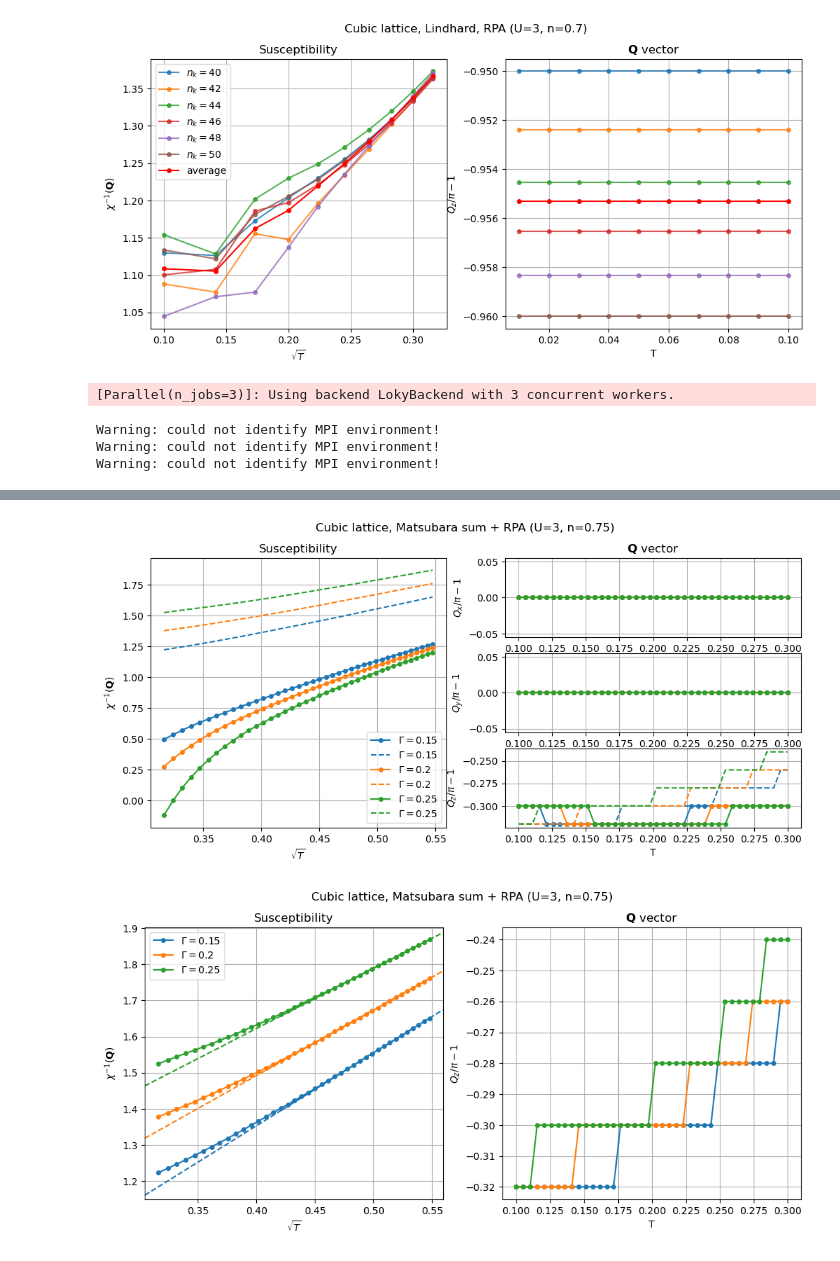
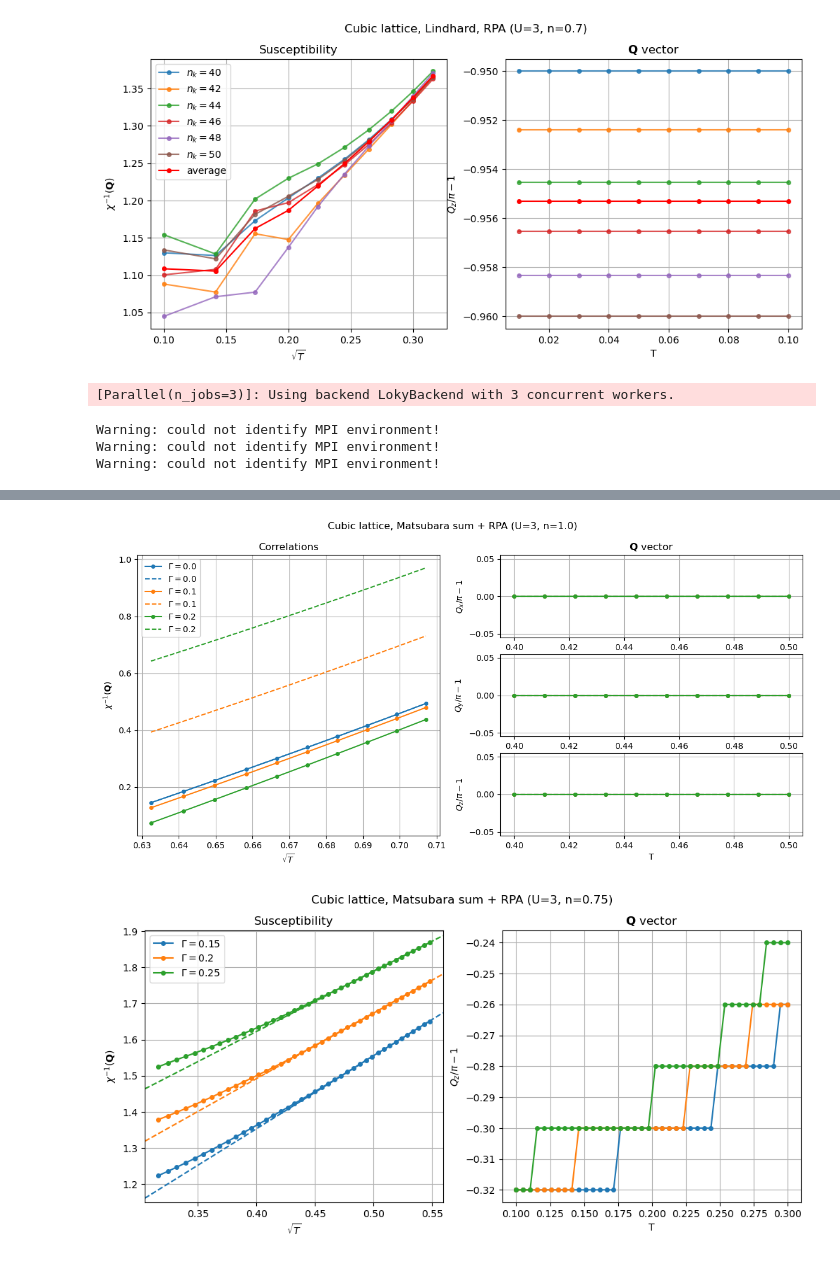
Before and after one commit to cctort/quantum_criticality, a Jupyter notebook: chi_rpa_disorder.ipynb, the cells around one changed output, grey strips where cells are left out. Saved outputs shown, nothing was run; the diff lists cells and outputs as text; code cells hidden in the pictures.

```diff
--- a/chi_rpa_disorder.ipynb
+++ b/chi_rpa_disorder.ipynb
@@ -104,20 +104,20 @@ plt.show()
 [figure]
 # %%
 U = 3
-n = 0.75
-T_list = np.linspace(0.1, 0.3, 40)
+n = 1.
+T_list = np.linspace(0.4, 0.5, 10)
 par_dict = {'U': U, 'n': n, 'T': T_list}
 title = f'Cubic lattice, Matsubara sum + RPA (U={U}, n={n})'
 
-nk = 100
+nk = 30
 
-Gamma_list = [0.15, 0.2, 0.25]
+Gamma_list = [0., 0.1, 0.2]
 
 sweep_dict = [{'par_dict': par_dict, 'nk': nk, 'S_iwk_list': -1.j*Gamma, 'niw': 128, 'method': 'matsubara', 'niw_extr': True, 'refine': False, 'ibz': True} for Gamma in Gamma_list]
 results_matsubara = sweep_parallel(sweep_chirpa, sweep_dict, n_jobs=3)
 
-sweep_dict = [{'par_dict': par_dict, 'nk': nk, 'S_iwk_list': -1.j*Gamma, 'q_path': ([1,1,0], [1,1,1]), 'method': 'lindhard', 'refine': False, 'ibz': True} for Gamma in Gamma_list]
-results_lind = sweep_parallel(sweep_chirpa, sweep_dict, n_jobs=4)
+sweep_dict = [{'par_dict': par_dict, 'nk': nk, 'S_iwk_list': -1.j*Gamma, 'q_path': ([1,1,0], [1,1,1]), 'method': 'lindhard', 'refine': True, 'ibz': True} for Gamma in Gamma_list]
+results_lind = sweep_parallel(sweep_chirpa, sweep_dict, n_jobs=3)
 
 fig = None
 for i, results in enumerate(results_lind):
@@ -147,4 +141,4 @@ Starting serial run at: 2026-05-26 09:15:41.074688
-[figure, old version]
+[figure, new version]
 # %%
 fig = None
 for i, results in enumerate(results_matsubara):
```
Also changed, not shown: parts of 2 cells of this notebook, 5 other files.
